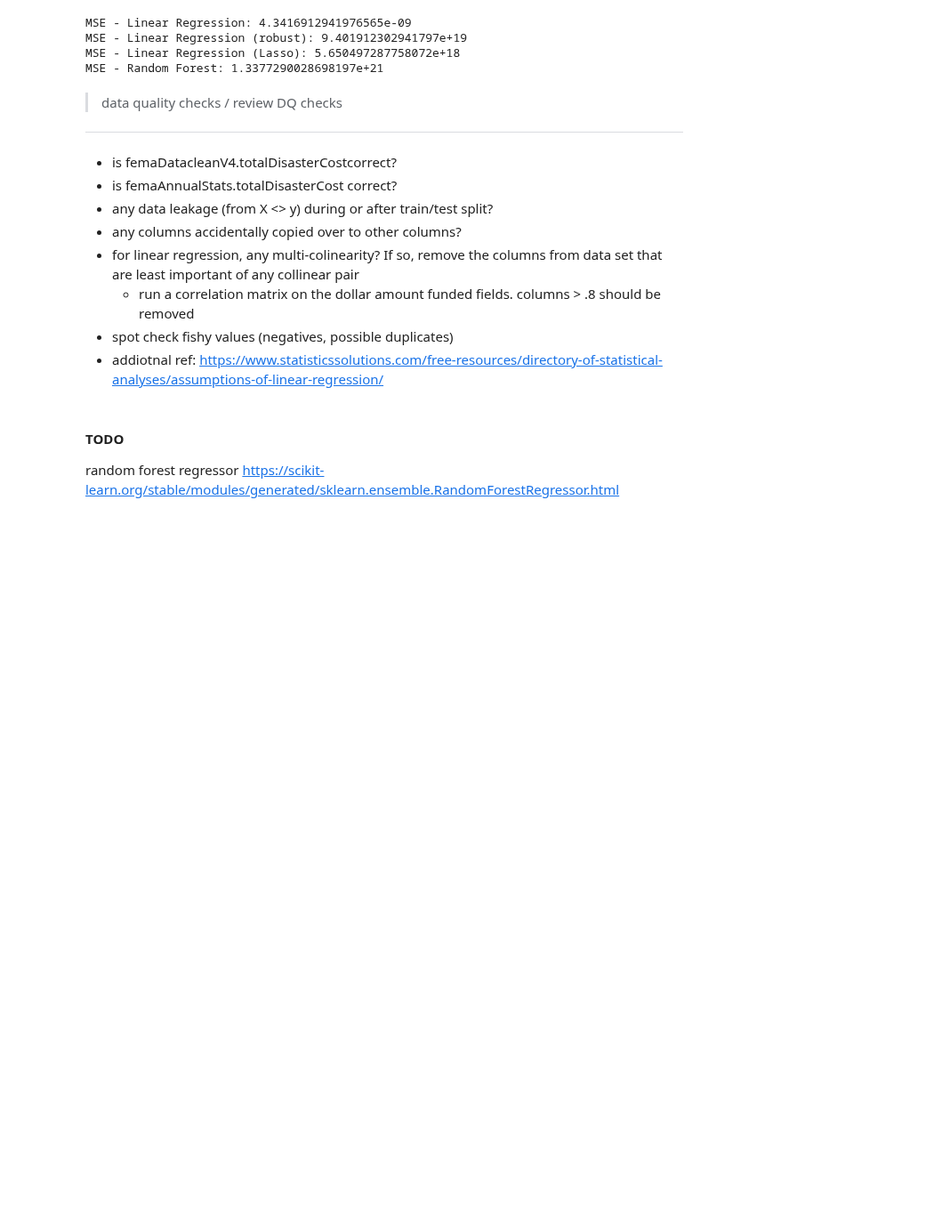
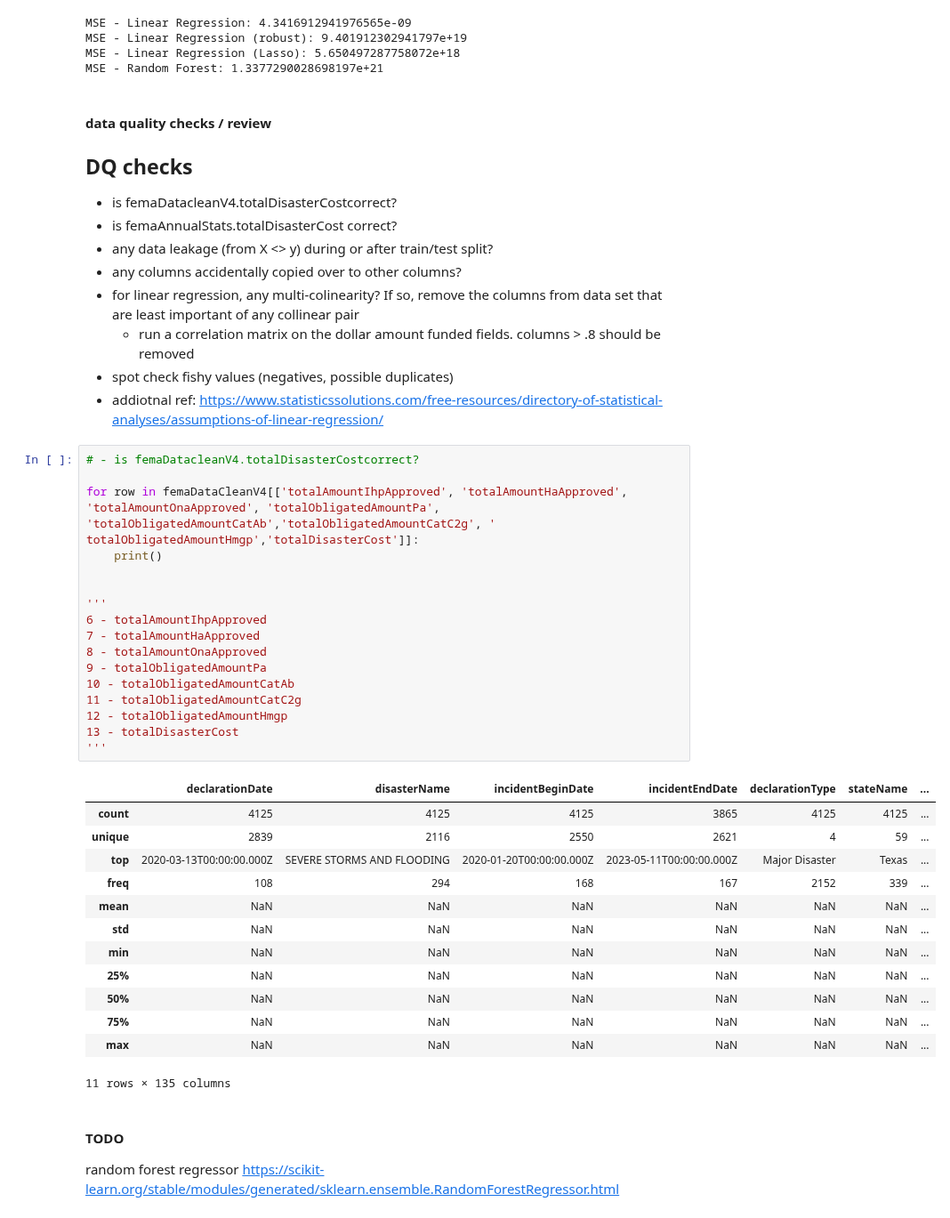
Before and after one commit to mdgarber/FEMADisasterCostForecasting, a Jupyter notebook: femadisastercostforecasting/notebooks/FEMA-Modeling.ipynb, the cells around one changed output. Shown at 89% size. Cells and saved outputs as stored; diff of their text form; blank space fills up the shorter version.

```diff
--- a/femadisastercostforecasting/notebooks/FEMA-Modeling.ipynb
+++ b/femadisastercostforecasting/notebooks/FEMA-Modeling.ipynb
@@ -404,7 +404,7 @@ MSE - Linear Regression (robust): 9.401912302941797e+19
 MSE - Linear Regression (Lasso): 5.650497287758072e+18
 MSE - Random Forest: 1.3377290028698197e+21
 # %% [markdown]
-> data quality checks / review
+#### data quality checks / review
 DQ checks
 ---------
 - is femaDatacleanV4.totalDisasterCostcorrect?
@@ -415,6 +415,37 @@ DQ checks
     - run a correlation matrix on the dollar amount funded fields. columns > .8 should be removed
 - spot check fishy values (negatives, possible duplicates)
 - addiotnal ref: https://www.statisticssolutions.com/free-resources/directory-of-statistical-analyses/assumptions-of-linear-regression/
+# %%
+# - is femaDatacleanV4.totalDisasterCostcorrect?
+
+for row in femaDataCleanV4[['totalAmountIhpApproved', 'totalAmountHaApproved', 'totalAmountOnaApproved', 'totalObligatedAmountPa', 'totalObligatedAmountCatAb','totalObligatedAmountCatC2g', ' totalObligatedAmountHmgp','totalDisasterCost']]:
+    print()
+
+
+'''
+6 - totalAmountIhpApproved
+7 - totalAmountHaApproved
+8 - totalAmountOnaApproved
+9 - totalObligatedAmountPa
+10 - totalObligatedAmountCatAb
+11 - totalObligatedAmountCatC2g
+12 - totalObligatedAmountHmgp
+13 - totalDisasterCost
+'''
+# %% [output]
+|  | declarationDate | disasterName | incidentBeginDate | incidentEndDate | declarationType | stateName | ... |
+| count | 4125 | 4125 | 4125 | 3865 | 4125 | 4125 | ... |
+| unique | 2839 | 2116 | 2550 | 2621 | 4 | 59 | ... |
+| top | 2020-03-13T00:00:00.000Z | SEVERE STORMS AND FLOODING | 2020-01-20T00:00:00.000Z | 2023-05-11T00:00:00.000Z | Major Disaster | Texas | ... |
+| freq | 108 | 294 | 168 | 167 | 2152 | 339 | ... |
+| mean | NaN | NaN | NaN | NaN | NaN | NaN | ... |
+| std | NaN | NaN | NaN | NaN | NaN | NaN | ... |
+| min | NaN | NaN | NaN | NaN | NaN | NaN | ... |
+| 25% | NaN | NaN | NaN | NaN | NaN | NaN | ... |
+| 50% | NaN | NaN | NaN | NaN | NaN | NaN | ... |
+| 75% | NaN | NaN | NaN | NaN | NaN | NaN | ... |
+| max | NaN | NaN | NaN | NaN | NaN | NaN | ... |
+11 rows × 135 columns
 # %% [markdown]
 #### TODO
 
```
Also changed, not shown: parts of 1 cell of this notebook.
